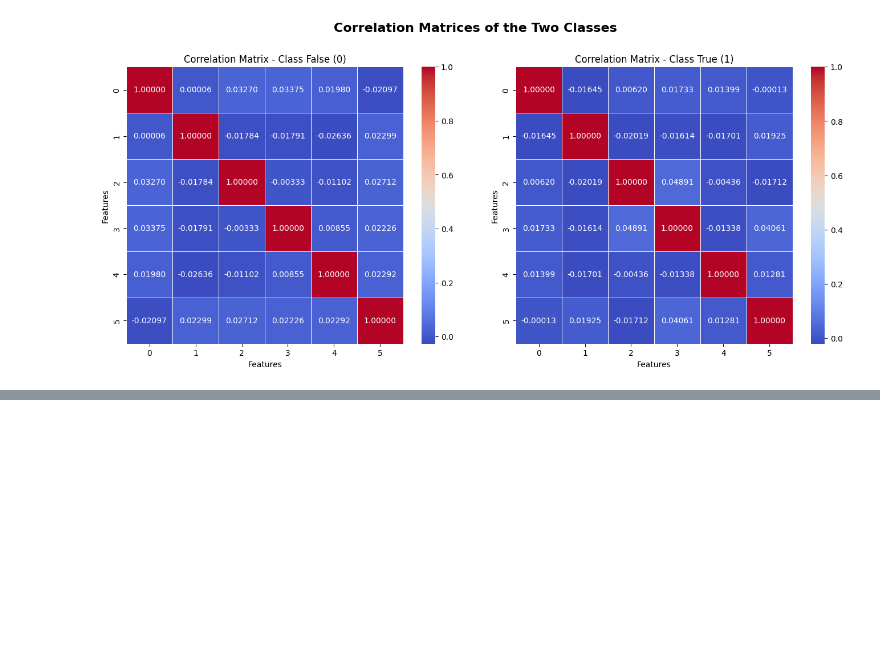
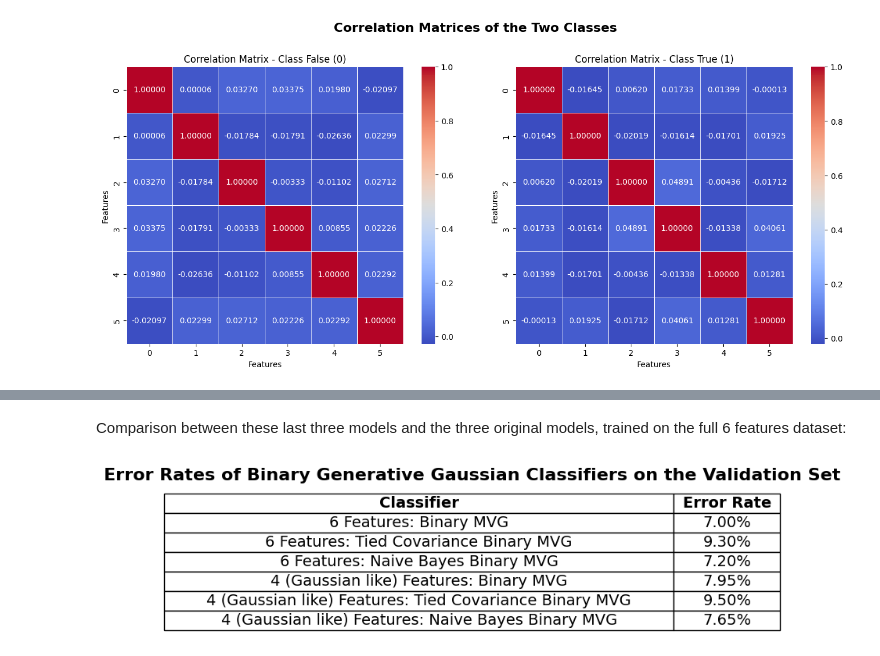
Before and after one commit to RiccardoRevalor/Fingerprint_Spoofing_Detection, a Jupyter notebook: gaussianClassifiers.ipynb, the cells around one changed output, grey strips where cells are left out. Drawn from its saved outputs; the diff is of its cells as text; code cells hidden in the pictures; blank space fills up the shorter version.

Commit message:
feat: MVG classifiers with just the four most Gaussian like features

```diff
--- a/gaussianClassifiers.ipynb
+++ b/gaussianClassifiers.ipynb
@@ -674,0 +794,5 @@ plt.show()
+# %%
+#Then we compute the 1-D array of the log-likelihood ratios
+#In the log-domain, we just need to subtract the log-likelihoods of the two classes
+llr_MVG_4f = S_LogLikelihoods_MVG_4f[1, :] - S_LogLikelihoods_MVG_4f[0, :]
+print(f"llr Shape: {llr_MVG.shape}")
@@ -674,0 +801,10 @@ plt.show()
+# %%
+#Classification rule: assign samples whose llr_MVG >= 0 to class 2 and samples whose llr_MVG < 0 to class 1
+PVAL_bin_MVG_4f = np.where(llr_MVG_4f >= 0, 1, 0) #assign samples whose llr_MVG >= 0 to class 2 and samples whose llr_MVG < 0 to class 1
+print(f"Predictions shape: {PVAL_bin_MVG_4f.shape}")
+print(f"First 10 Predictions: {PVAL_bin_MVG_4f[:10]}")
+
+error_count_bin_MVG_4f = np.count_nonzero(PVAL_bin_MVG_4f != LVAL)
+print(f"Number of wrong predictions: {error_count_bin_MVG_4f}")
+error_rate_bin_MVG_4f = np.mean(PVAL_bin_MVG_4f != LVAL)
+print(f"Error Rate: {error_rate_bin_MVG_4f:.2%}")
@@ -674,0 +898,35 @@ plt.show()
+# %% [markdown]
+Comparison between these last three models and the three original models, trained on the full 6 features dataset:
+# %%
+error_rates = [
+    ("6 Features: Binary MVG", error_rate_bin_MVG),
+    ("6 Features: Tied Covariance Binary MVG", error_rate_bin_TiedCov),
+    ("6 Features: Naive Bayes Binary MVG", error_rate_bin_NB),
+    ("4 (Gaussian like) Features: Binary MVG", error_rate_bin_MVG_4f),
+    ("4 (Gaussian like) Features: Tied Covariance Binary MVG", error_rate_bin_TiedCov_4f),
+    ("4 (Gaussian like) Features: Naive Bayes Binary MVG", error_rate_bin_NB_4f)
+]
+
+fig, ax = plt.subplots(figsize=(5, 2))
+ax.axis('tight')
+ax.axis('off')
+
+table_data = [[name, f"{error:.2%}"] for name, error in error_rates]
+table = ax.table(cellText=table_data, colLabels=["Classifier", "Error Rate"], loc="center")
+
+#center text in the cells
+for (i, j), cell in table.get_celld().items():
+    if i == 0:
+        cell.set_text_props(weight='bold')
+    else:
+        cell.set_text_props(ha='center', va='center')
+
+table.auto_set_font_size(False)
+table.set_fontsize(14)
+table.auto_set_column_width([0, 1])
+table.scale(1.5, 1.5)  # Adjust the scale for better visibility
+plt.title("Error Rates of Binary Generative Gaussian Classifiers on the Validation Set", fontsize=16, weight='bold', pad=20)
+plt.savefig("./models/ggm/error_rates_binary_6fvs4f.png", bbox_inches='tight', dpi=300) #save the figure with a resolution of 300 dpi
+plt.show()
+# %% [output]
+[figure, added]
```
Also changed, not shown: parts of 17 cells of this notebook, 1 other file.
